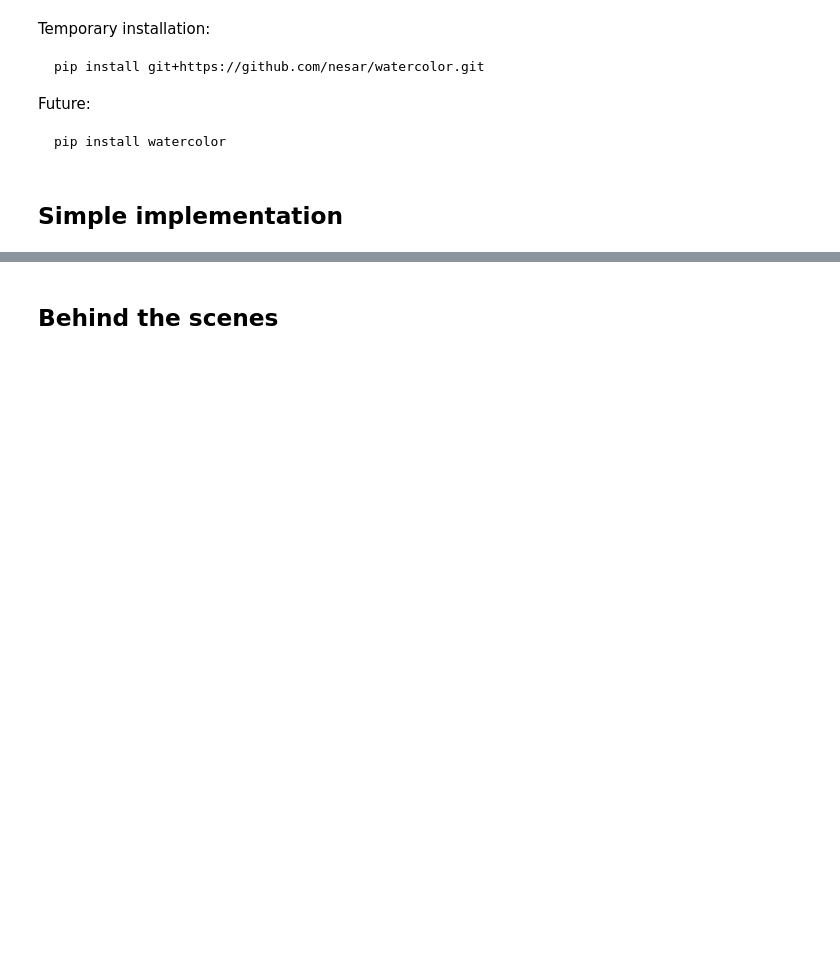
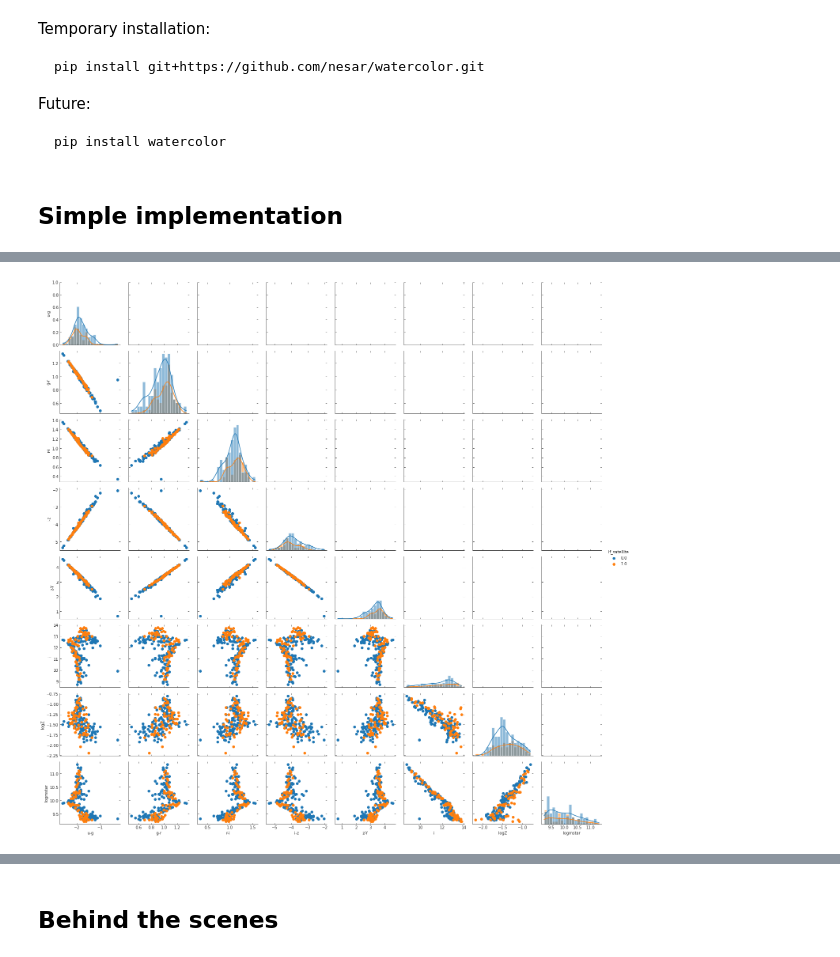
Before and after one commit to nesar/watercolor, a Jupyter notebook: nbs/index.ipynb, the cells around one changed output, grey strips where cells are left out. Saved outputs shown, nothing was run; the diff lists cells and outputs as text; code cells hidden in the pictures; blank space fills up the shorter version.

```diff
--- a/nbs/index.ipynb
+++ b/nbs/index.ipynb
@@ -56,0 +110,16 @@ plt.show()
+# %%
+#| hide
+
+df = pd.DataFrame(np.array([u-g, g-r, r-i, i-z, z-Y, i, logZ_all, logmstar_all, satellite_cond_all]).T,
+                            columns=['u-g', 'g-r','r-i','i-z', 'z-Y', 'i', 'logZ', 'logmstar', 'if_satellite']);
+
+
+gr = sns.PairGrid(df, hue='if_satellite');
+
+gr.map_lower(plt.scatter);
+# gr.map_upper(sns.kdeplot);
+gr.map_diag(sns.histplot, kde=True, stat='density', bins=20);
+
+_ = gr.add_legend()
+# %% [output]
+[figure, added]
```
Also changed, not shown: parts of 24 cells of this notebook, 20 other files.
